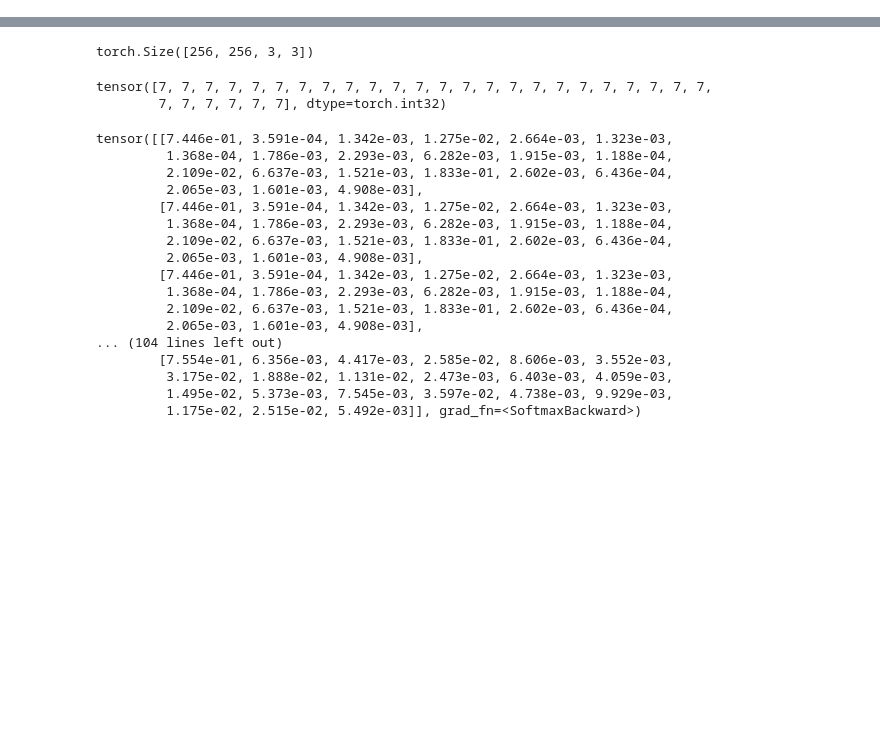
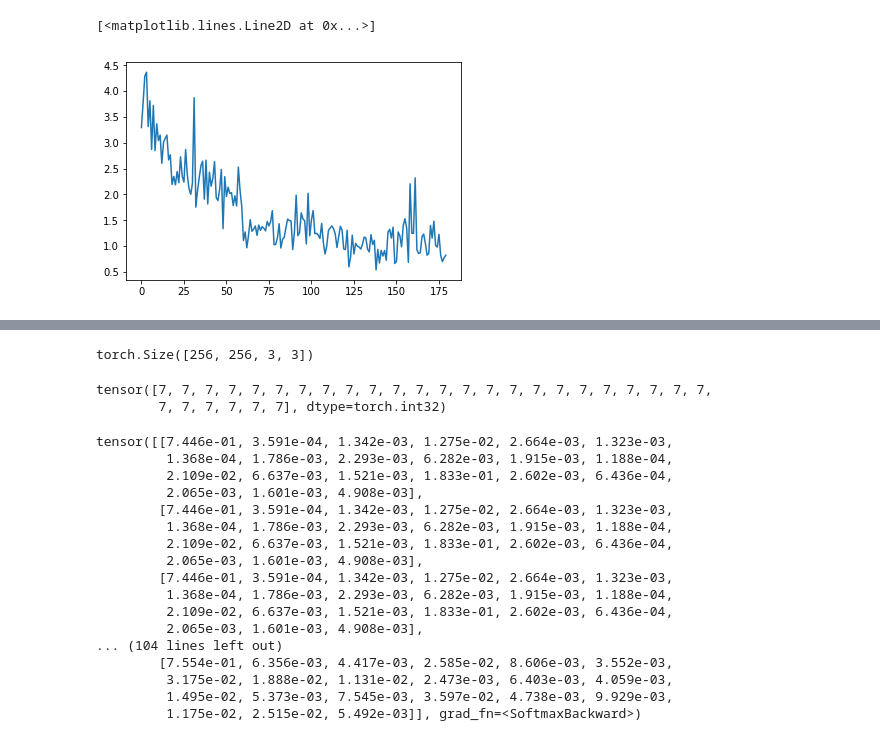
Before and after one commit to kindeQi/PyTorch_SSD, a Jupyter notebook: train_entrance.ipynb, the cells around one changed output, grey strips where cells are left out. Drawn from its saved outputs; the diff is of its cells as text; code cells hidden in the pictures; blank space fills up the shorter version.

Commit message:
Add train entrance

```diff
--- a/train_entrance.ipynb
+++ b/train_entrance.ipynb
@@ -61,20 +64,25 @@ trn_dataloader = DataLoader(train_dataset, batch_size=batch_size, shuffle=False,
 use_cuda = torch.cuda.is_available()
 device = torch.device("cuda:0" if use_cuda else "cpu")
 
-model = get_SSD_model(batch_size, vgg_weight_path)
+model = get_SSD_model(config.batch_size, config.vgg_weight_path)
+
+# the freeze part is really important, unless you could never train a network
+model.freeze_basenet()
 model = model.to(device)
 
 # optimizer = torch.optim.SGD(params = model.parameters(), lr=1e-4, momentum=0.9)
 optimizer = torch.optim.Adam(model.parameters(), lr=1e-3)
+prior_box = get_prior_box()
+
+loss_array = []
+
 
 for _ in range(num_iter):
-
-    prior_box = get_prior_box()
 
     for i, batch in enumerate(trn_dataloader):
 
 #         just the first 10 batch
-        if i >= 20:
+        if i >= 60:
             continue
 
         imgs, bboxes, labels = batch
@@ -122,23 +130,27 @@ for _ in range(num_iter):
 #             total_loss += (loss_loc + loss_cls)
             total_loss += loss_cls
 
-        total_loss /= float(batch_size)
+        total_loss /= float(imgs.shape[0])
+        total_cls_loss /= float(imgs.shape[0])
+        total_loc_loss /= float(imgs.shape[0])
+
         total_loss.backward()
 
         optimizer.step()
-        if i % 10 == 0:
-            cls_loss = round(float(total_cls_loss / batch_size), 3)
-            loc_loss = round(float(total_loc_loss / batch_size), 3)
-            total_loss = round(float(total_loss), 3)
+#         if i % 10 == 0:
+        cls_loss = round(float(total_cls_loss), 3)
+        loc_loss = round(float(total_loc_loss), 3)
+        t_loss = round(float(total_loss), 3)
 
-            print(i, 'cls_loss: {}, loc_loss: {}, loss: {}'.format(cls_loss, loc_loss, total_loss))
+        print(i, 'cls_loss: {}, loc_loss: {}, loss: {}'.format(cls_loss, loc_loss, t_loss))
+        loss_array.append(t_loss)
 
-        if i == 20:
-            torch.save(model.state_dict(), '20.pth')
+#         if i == 20:
+#             torch.save(model.state_dict(), '20.pth')
 
-        if i == 50:
-            torch.save(model.state_dict(), '50.pth')
+#         if i == 50:
+#             torch.save(model.state_dict(), '50.pth')
 
-        if i == 100:
-            torch.save(model.state_dict(), '100.pth')
+#         if i == 100:
+#             torch.save(model.state_dict(), '100.pth')
 # %% [output]
@@ -165 +174,6 @@ for _ in range(num_iter):
+# %%
+plt.plot(loss_array)
+# %% [output]
+[<matplotlib.lines.Line2D at 0x...>]
+[figure, added]
 # %%
```
Also changed, not shown: parts of 7 cells of this notebook.
